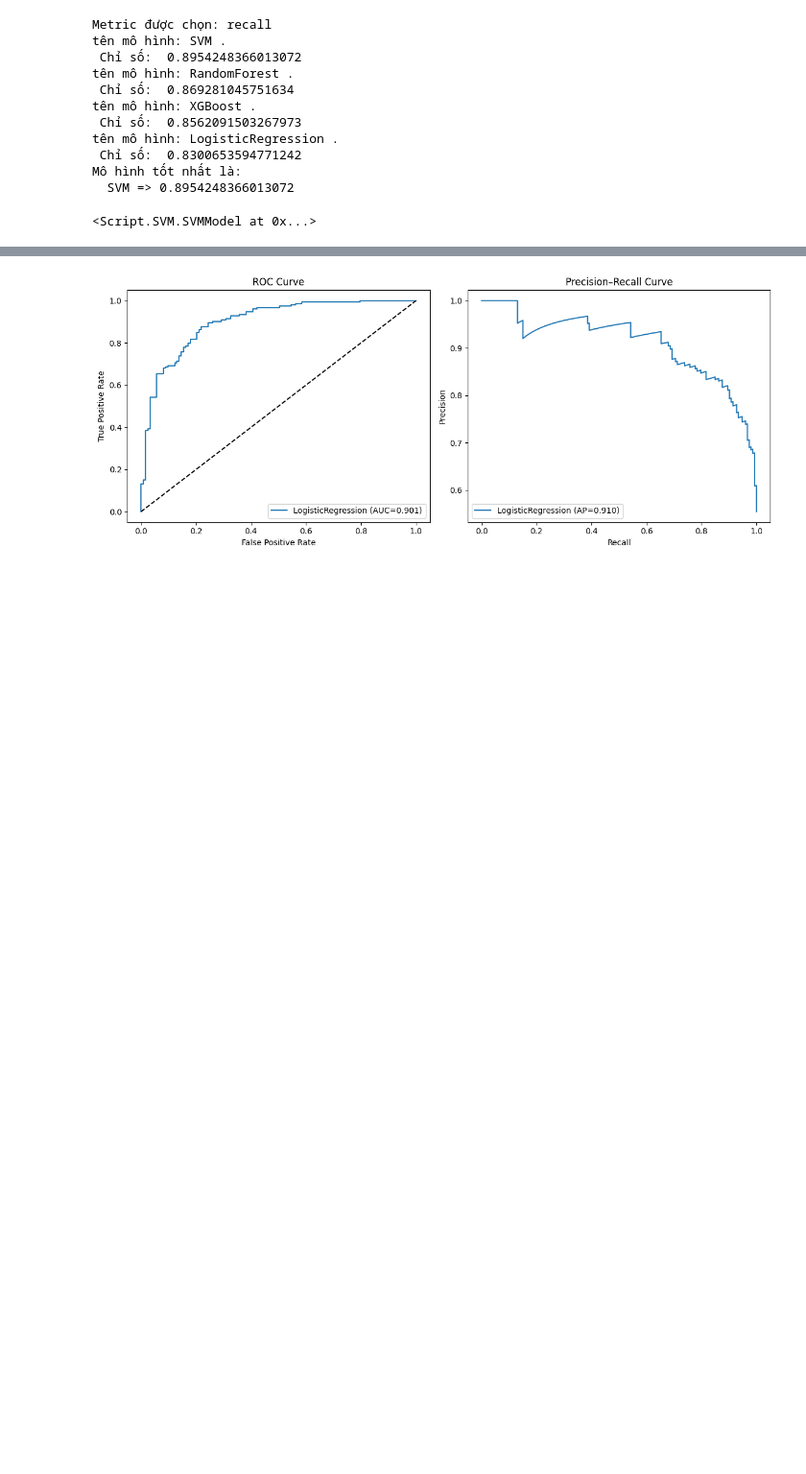
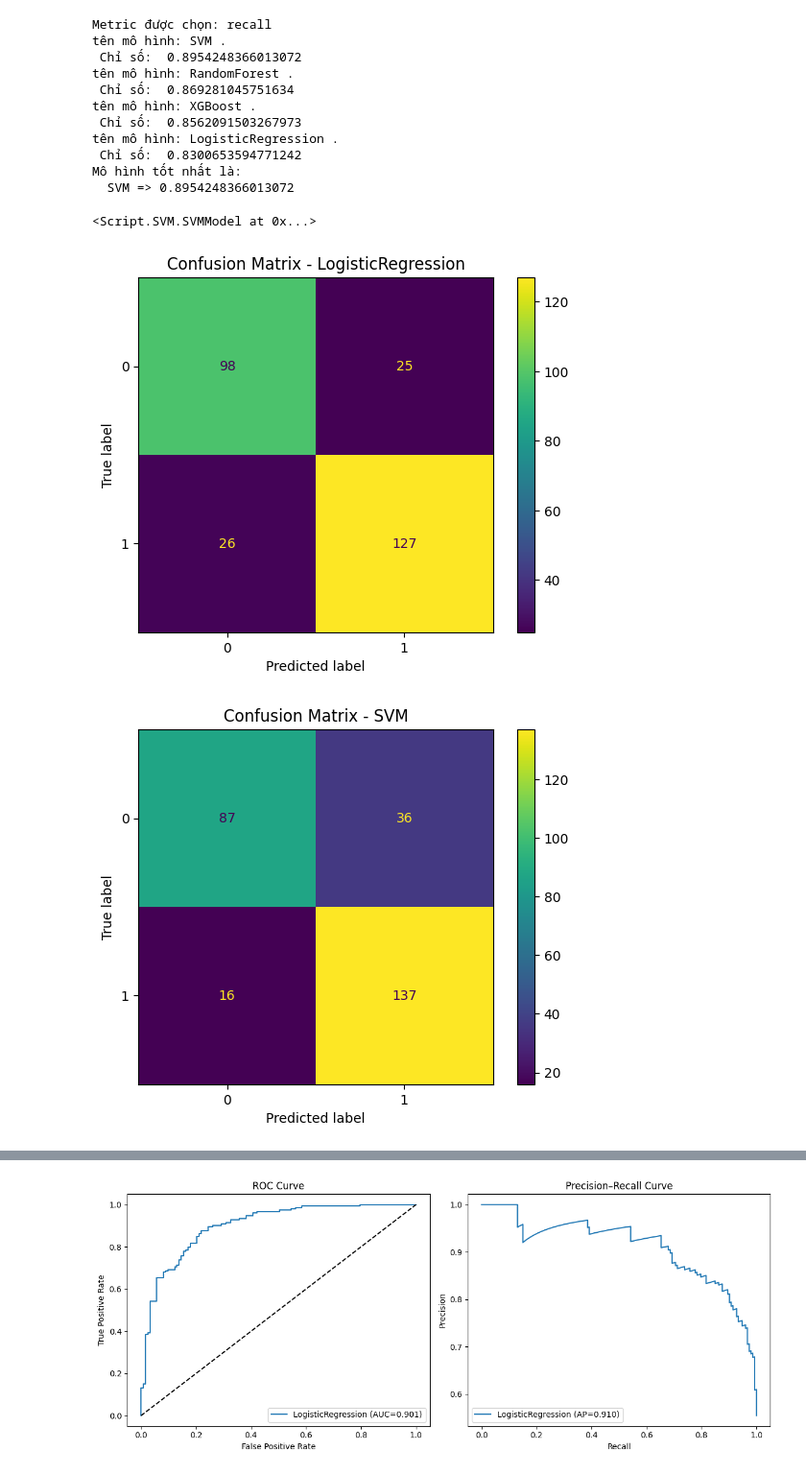
Before and after one commit to DanrayHT/CK-Python-cho-KHDL, a Jupyter notebook: notebook/Notebook_plot.ipynb, the cells around one changed output, grey strips where cells are left out. Shown at 96% size. Drawn from its saved outputs; the diff is of its cells as text; code cells hidden in the pictures; blank space fills up the shorter version.

```diff
--- a/notebook/Notebook_plot.ipynb
+++ b/notebook/Notebook_plot.ipynb
@@ -296,3 +413,9 @@ tên mô hình: LogisticRegression .
 Mô hình tốt nhất là:
   SVM => 0.8954248366013072
 <Script.SVM.SVMModel at 0x...>
+# %%
+for i in range(4):
+    models[i].plot_confusion_matrix()
+# %% [output]
+[figure, added]
+[figure, added]
```
Also changed, not shown: parts of 7 cells of this notebook.
